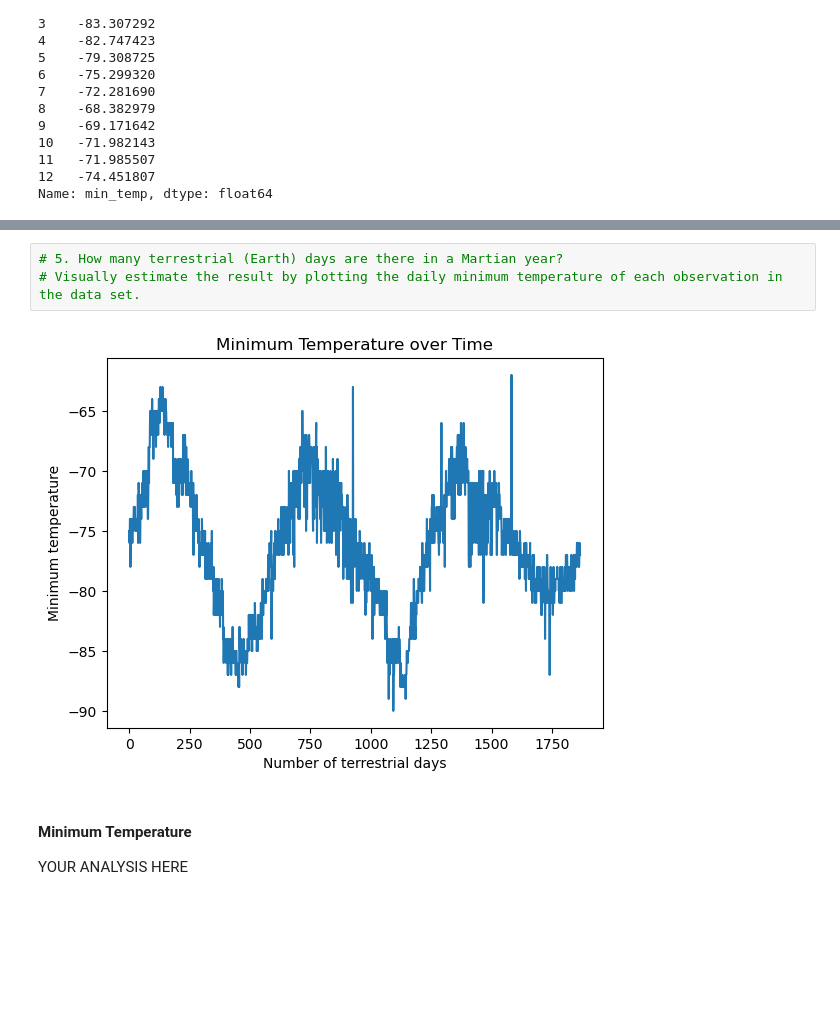
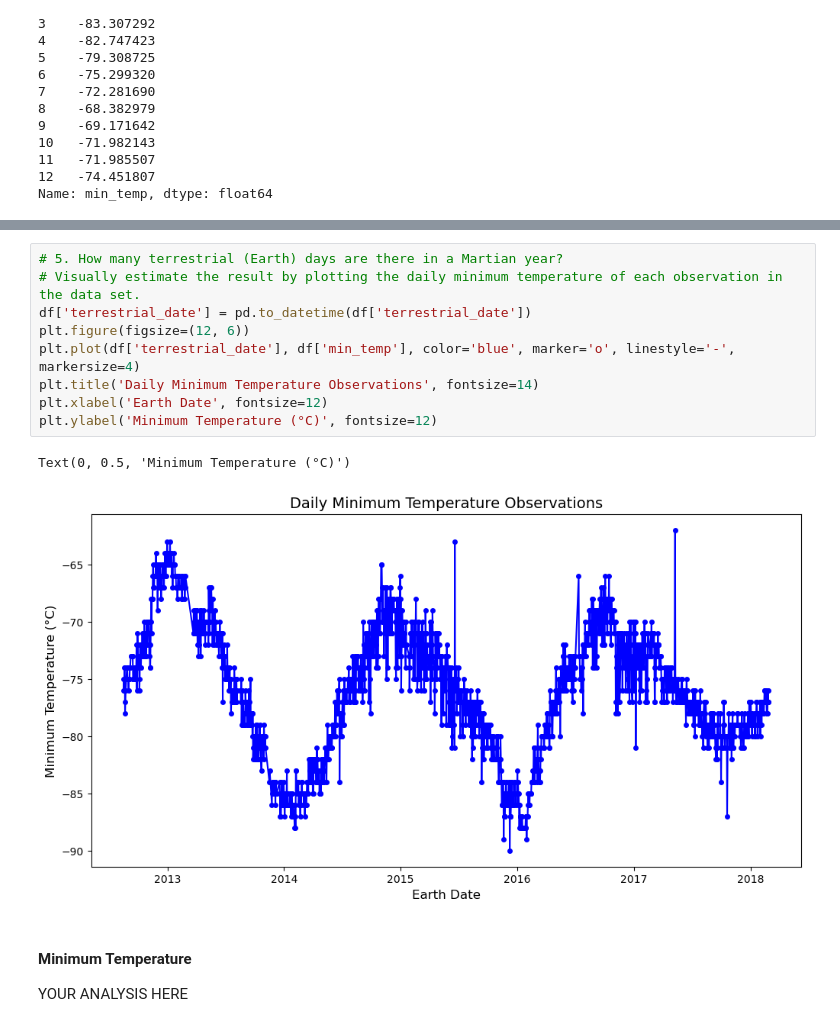
Before and after one commit to kfaulkner2010/BeautifulSoup_mod11, a Jupyter notebook: part_2_mars_weather.ipynb, the cells around one changed output, grey strips where cells are left out. Drawn from its saved outputs; the diff is of its cells as text; blank space fills up the shorter version.

```diff
--- a/part_2_mars_weather.ipynb
+++ b/part_2_mars_weather.ipynb
@@ -200,8 +237,15 @@ Name: pressure, dtype: float64
 # %%
 # 5. How many terrestrial (Earth) days are there in a Martian year?
 # Visually estimate the result by plotting the daily minimum temperature of each observation in the data set.
+df['terrestrial_date'] = pd.to_datetime(df['terrestrial_date'])
+plt.figure(figsize=(12, 6))
+plt.plot(df['terrestrial_date'], df['min_temp'], color='blue', marker='o', linestyle='-', markersize=4)
+plt.title('Daily Minimum Temperature Observations', fontsize=14)
+plt.xlabel('Earth Date', fontsize=12)
+plt.ylabel('Minimum Temperature (°C)', fontsize=12)
 # %% [output]
+Text(0, 0.5, 'Minimum Temperature (°C)')
-[figure, old version]
+[figure, new version]
 # %% [markdown]
 #### Minimum Temperature
 
```
Also changed, not shown: parts of 11 cells of this notebook.
